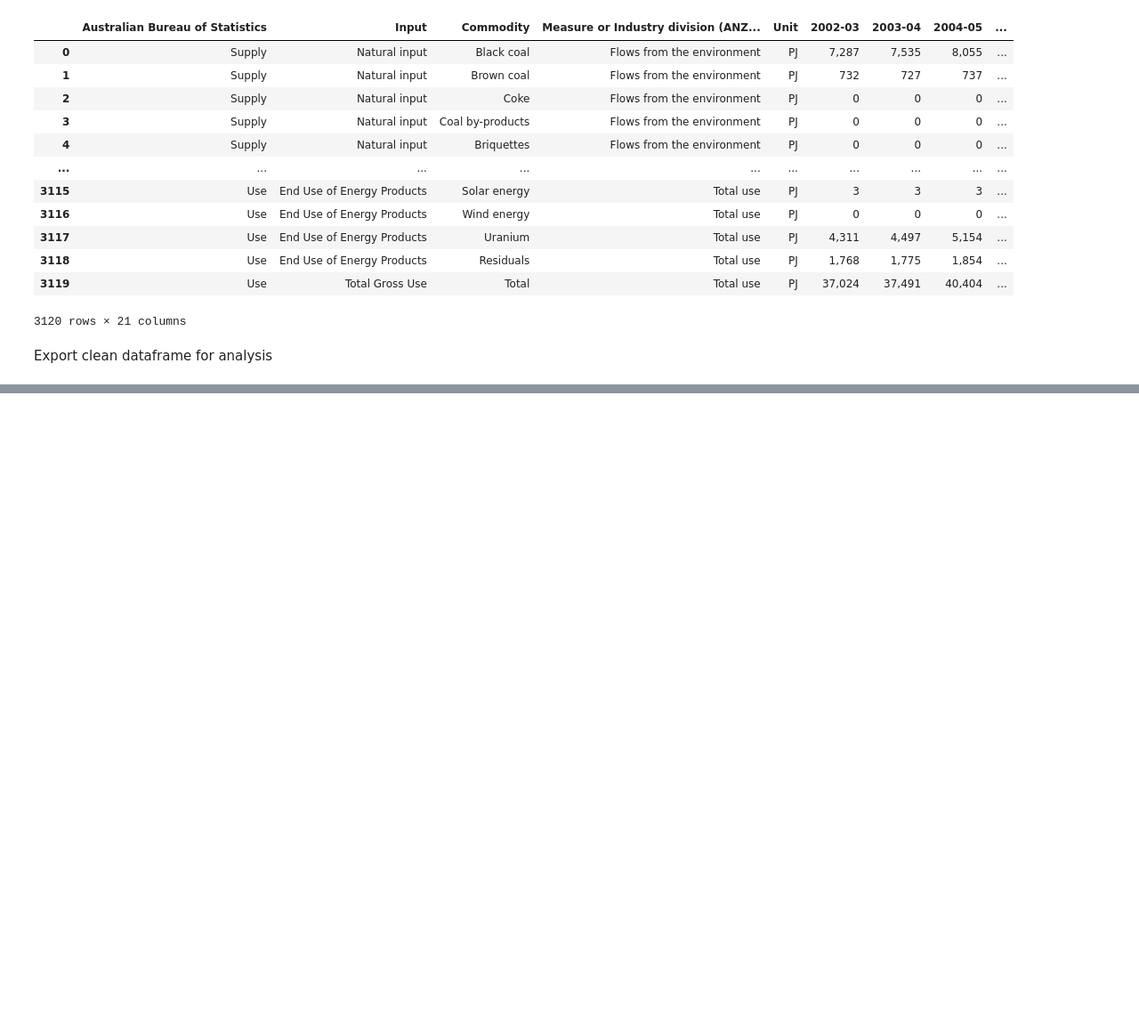
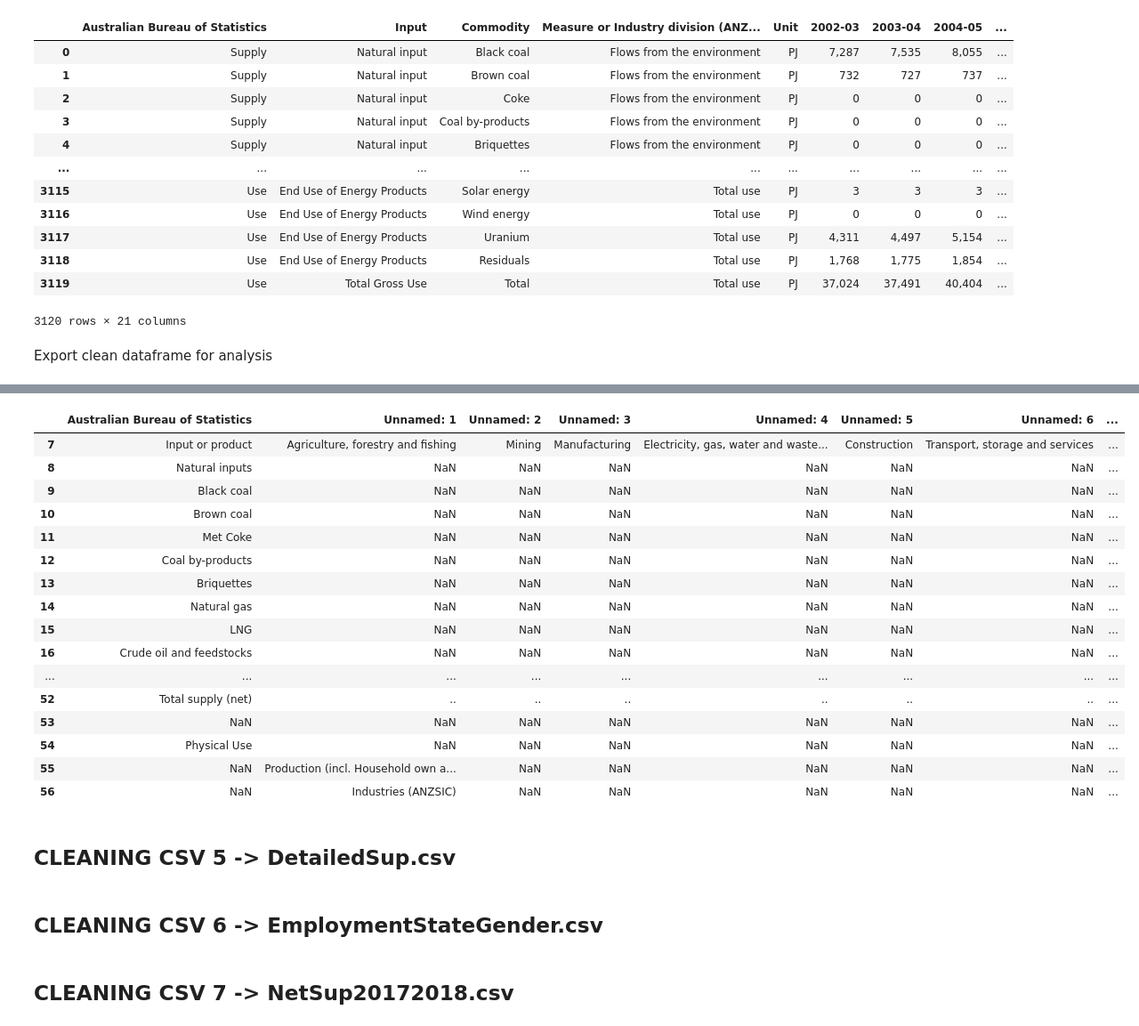
Before and after one commit to natalieddavies/FinalProject, a Jupyter notebook: datasets/cleaning.ipynb, the cells around one changed output, grey strips where cells are left out. Shown at 89% size. Drawn from its saved outputs; the diff is of its cells as text; code cells hidden in the pictures; blank space fills up the shorter version.

```diff
--- a/datasets/cleaning.ipynb
+++ b/datasets/cleaning.ipynb
@@ -211,0 +332,2 @@ energy_indicators2 = energy_indicators2.rename(columns={
+# %%
+gross_physup4 = gross_physup4.drop(gross_physup4.index[[0,1,2,3,4,5,6,124,125,126,127,128,129,130,131,132,133]])
@@ -211,0 +350,28 @@ energy_indicators2 = energy_indicators2.rename(columns={
+# %%
+gross_physup4 = gross_physup4.drop(columns=['Unnamed: 9', 'Unnamed: 10','Unnamed: 11','Unnamed: 12','Unnamed: 13','Unnamed: 14'])
+# %%
+gross_physup4.head(50)
+# %% [output]
+|  | Australian Bureau of Statistics | Unnamed: 1 | Unnamed: 2 | Unnamed: 3 | Unnamed: 4 | Unnamed: 5 | Unnamed: 6 | ... |
+| 7 | Input or product | Agriculture, forestry and fishing | Mining | Manufacturing | Electricity, gas, water and waste... | Construction | Transport, storage and services | ... |
+| 8 | Natural inputs | NaN | NaN | NaN | NaN | NaN | NaN | ... |
+| 9 | Black coal | NaN | NaN | NaN | NaN | NaN | NaN | ... |
+| 10 | Brown coal | NaN | NaN | NaN | NaN | NaN | NaN | ... |
+| 11 | Met Coke | NaN | NaN | NaN | NaN | NaN | NaN | ... |
+| 12 | Coal by-products | NaN | NaN | NaN | NaN | NaN | NaN | ... |
+| 13 | Briquettes | NaN | NaN | NaN | NaN | NaN | NaN | ... |
+| 14 | Natural gas | NaN | NaN | NaN | NaN | NaN | NaN | ... |
+| 15 | LNG | NaN | NaN | NaN | NaN | NaN | NaN | ... |
+| 16 | Crude oil and feedstocks | NaN | NaN | NaN | NaN | NaN | NaN | ... |
+| ... | ... | ... | ... | ... | ... | ... | ... | ... |
+| 52 | Total supply (net) | .. | .. | .. | .. | .. | .. | ... |
+| 53 | NaN | NaN | NaN | NaN | NaN | NaN | NaN | ... |
+| 54 | Physical Use | NaN | NaN | NaN | NaN | NaN | NaN | ... |
+| 55 | NaN | Production (incl. Household own a... | NaN | NaN | NaN | NaN | NaN | ... |
+| 56 | NaN | Industries (ANZSIC) | NaN | NaN | NaN | NaN | NaN | ... |
+# %% [markdown]
+## CLEANING CSV 5 -> DetailedSup.csv
+# %% [markdown]
+## CLEANING CSV 6 -> EmploymentStateGender.csv
+# %% [markdown]
+## CLEANING CSV 7 -> NetSup20172018.csv
```
Also changed, not shown: parts of 31 cells of this notebook, 2 other files.
